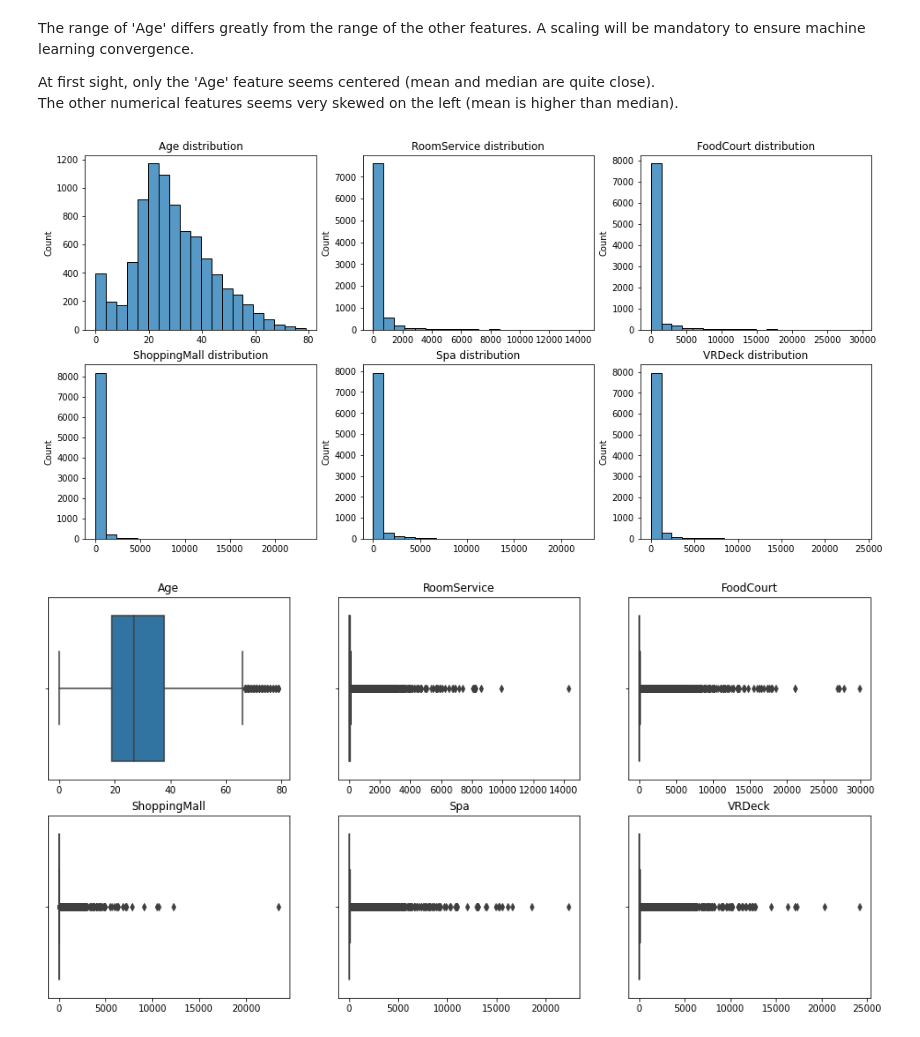
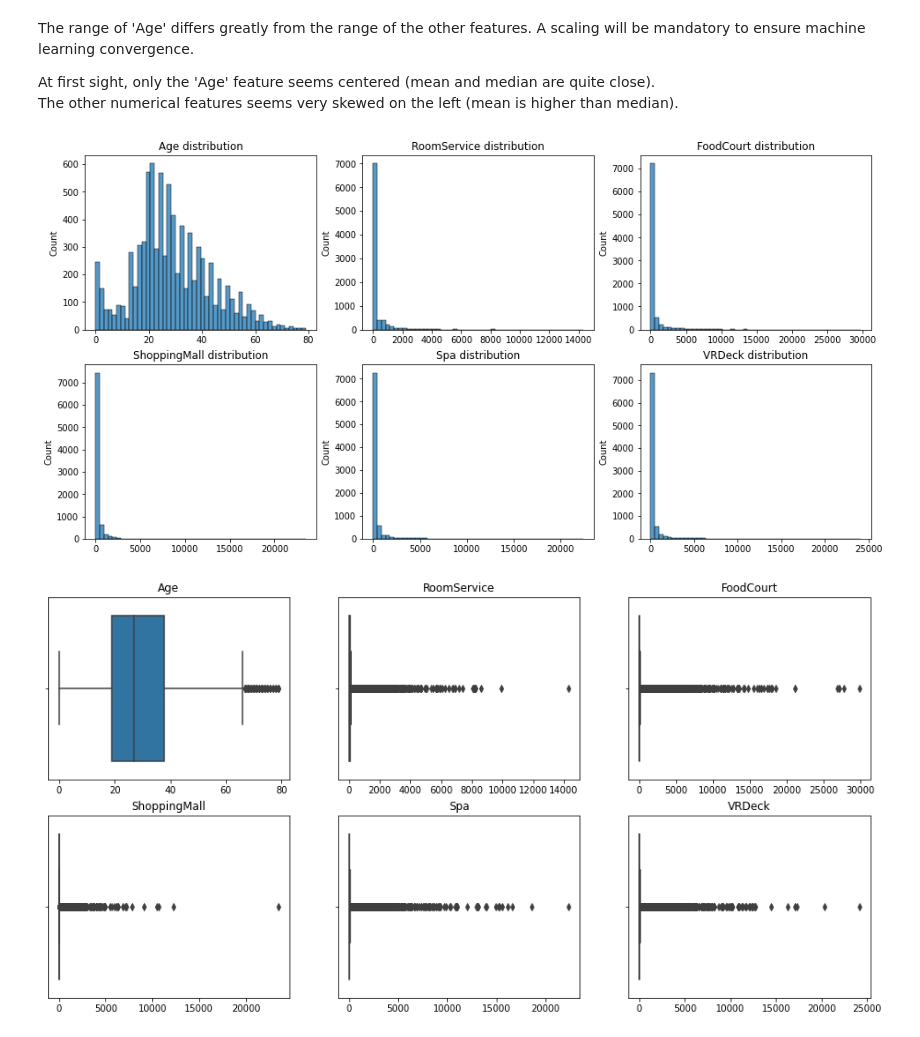
Before and after one commit to ThomasDumazert/01-spaceship_titanic, a Jupyter notebook: notebooks/eda.ipynb, the cells around one changed output. Drawn from its saved outputs; the diff is of its cells as text; code cells hidden in the pictures.

```diff
--- a/notebooks/eda.ipynb
+++ b/notebooks/eda.ipynb
@@ -123,6 +123,8 @@ nb_data = df.shape[0] * df.shape[1]
 
 def compute_prop(number, total):
     ###Compute the proportion of 'number' over 'total' and return a percentage###
+    if total == 0:
+        return np.nan
     return (number / total) * 100
 
 total_missings = 0
@@ -230,18 +232,18 @@ The other numerical features seems very skewed on the left (mean is higher than
 # %%
 display_n_rows = 2
 display_n_cols = int(np.ceil(len(numerical_columns) / display_n_rows))
-nb_bins = 20
+nb_bins = 50
 
 fig, axs = plt.subplots(nrows=display_n_rows, ncols=display_n_cols, figsize=(16, 8))
 
 for idx, column in enumerate(numerical_columns):
     row = idx // display_n_cols
     col = idx % display_n_cols
     sns.histplot(data=df, x=column, bins=nb_bins, ax=axs[row, col])
     axs[row, col].set_title(f'{column} distribution')
     axs[row, col].set_xlabel('')
 # %% [output]
-[figure, old version]
+[figure, new version]
 # %%
 fig, axs = plt.subplots(nrows=display_n_rows, ncols=display_n_cols, figsize=(16, 8))
 
```
Also changed, not shown: parts of 8 cells of this notebook.
